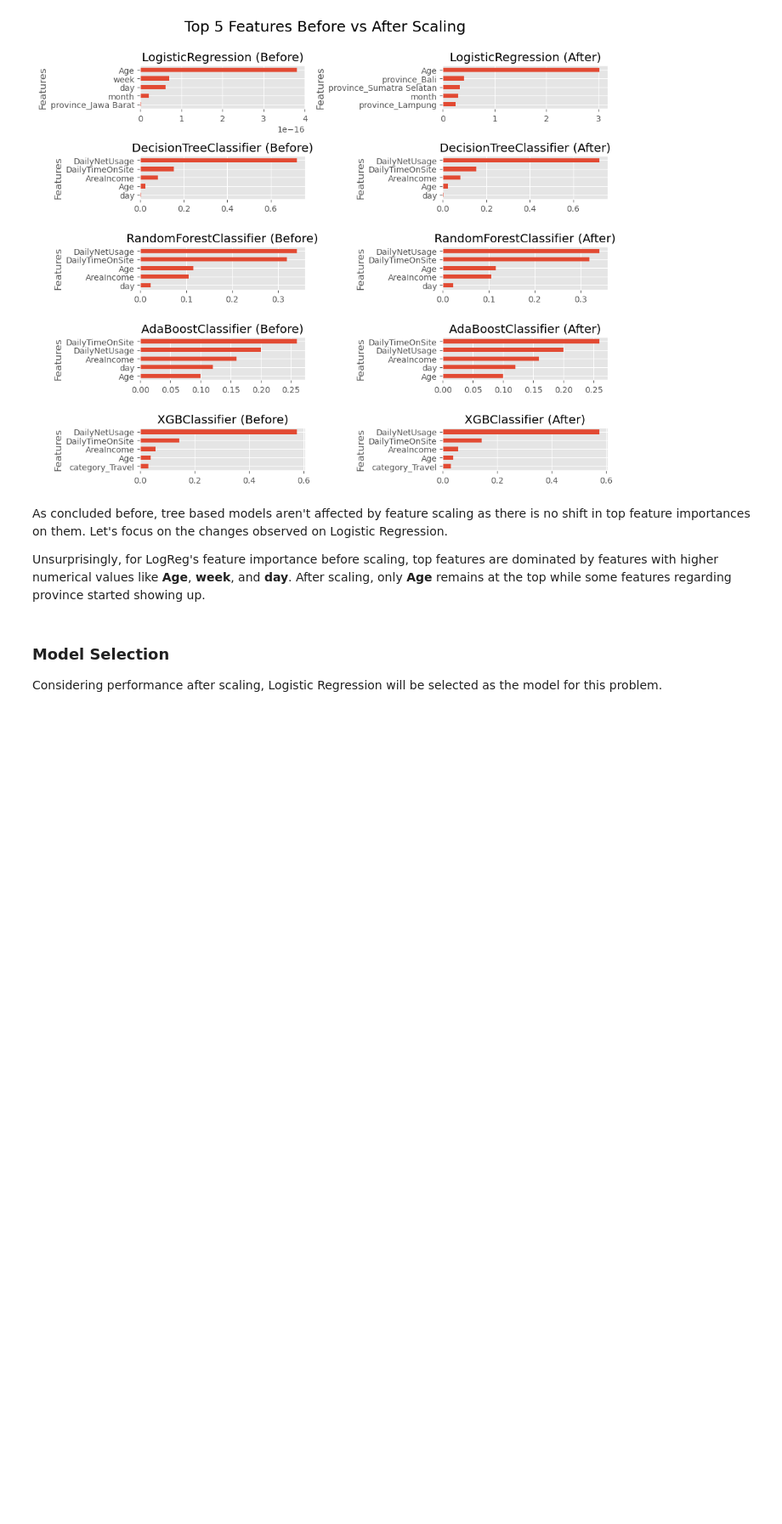
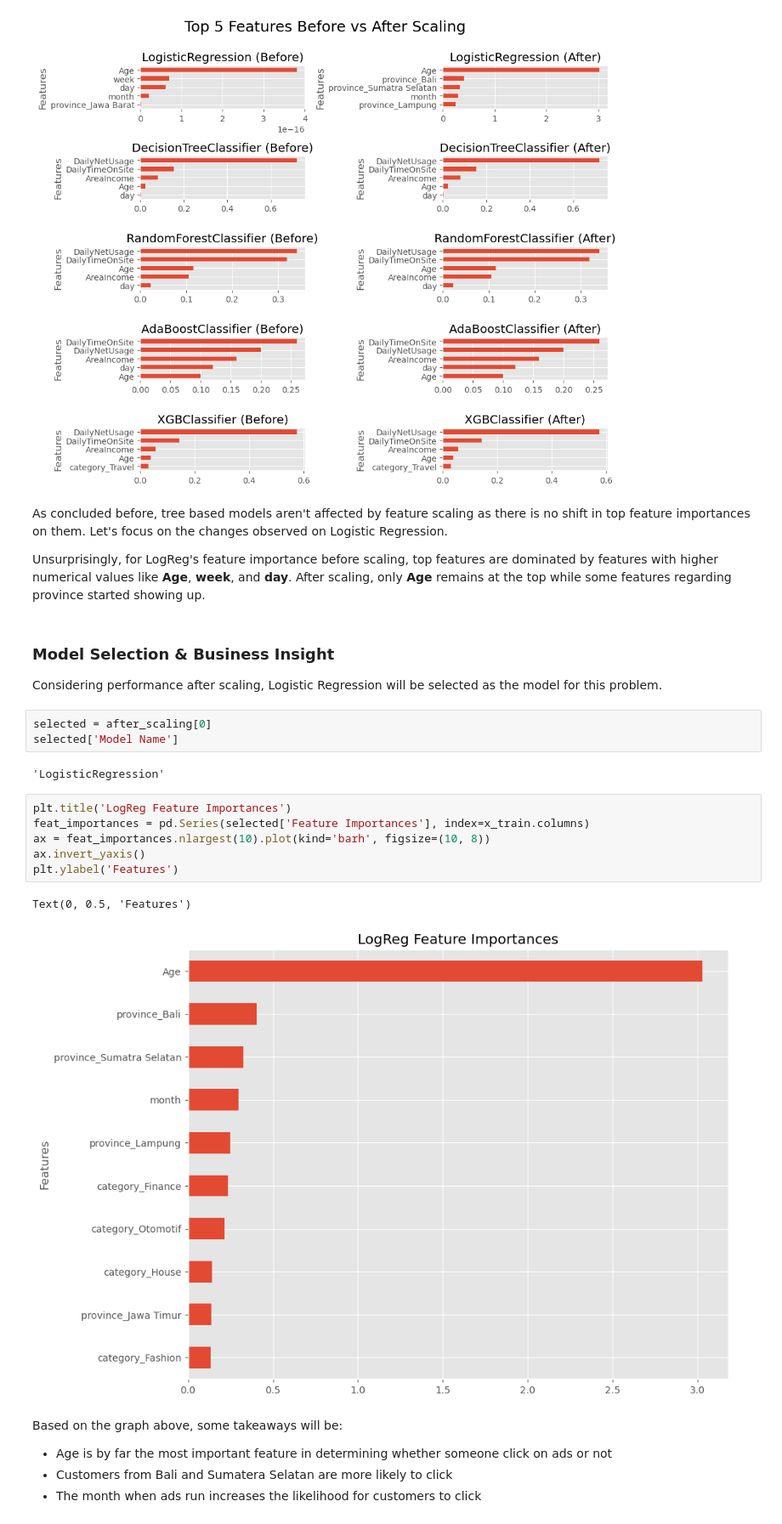
Before and after one commit to andreadeputra/MLPortfolio, a Jupyter notebook: Courses/RakaminMiniProject/4. Predict Customer Clicked Ads Classification by Using Machine Learning/Predict Customer Clicked Ads Classification by Using Machine Learning.ipynb, the cells around one changed output. Shown at 85% size. Saved outputs shown, nothing was run; the diff lists cells and outputs as text; blank space fills up the shorter version.

Commit message:
Updates modeling and README

```diff
--- a/Courses/RakaminMiniProject/4. Predict Customer Clicked Ads Classification by Using Machine Learning/Predict Customer Clicked Ads Classification by Using Machine Learning.ipynb
+++ b/Courses/RakaminMiniProject/4. Predict Customer Clicked Ads Classification by Using Machine Learning/Predict Customer Clicked Ads Classification by Using Machine Learning.ipynb
@@ -642,6 +642,25 @@ As concluded before, tree based models aren't affected by feature scaling as the
 
 Unsurprisingly, for LogReg's feature importance before scaling, top features are dominated by features with higher numerical values like **Age**, **week**, and **day**. After scaling, only **Age** remains at the top while some features regarding province started showing up.
 # %% [markdown]
-### Model Selection
+### Model Selection & Business Insight
 
 Considering performance after scaling, Logistic Regression will be selected as the model for this problem.
+# %%
+selected = after_scaling[0]
+selected['Model Name']
+# %% [output]
+'LogisticRegression'
+# %%
+plt.title('LogReg Feature Importances')
+feat_importances = pd.Series(selected['Feature Importances'], index=x_train.columns)
+ax = feat_importances.nlargest(10).plot(kind='barh', figsize=(10, 8))
+ax.invert_yaxis()
+plt.ylabel('Features')
+# %% [output]
+Text(0, 0.5, 'Features')
+[figure, added]
+# %% [markdown]
+Based on the graph above, some takeaways will be:
+- Age is by far the most important feature in determining whether someone click on ads or not
+- Customers from Bali and Sumatera Selatan are more likely to click
+- The month when ads run increases the likelihood for customers to click
```
Also changed, not shown: 4 other files.
